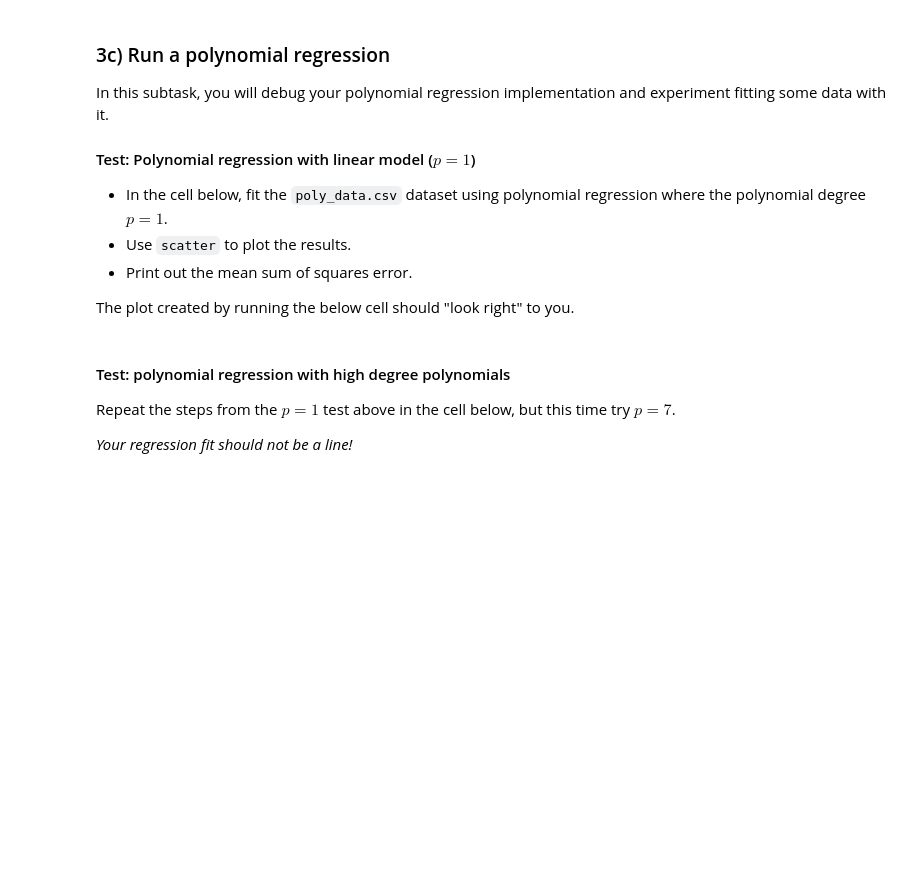
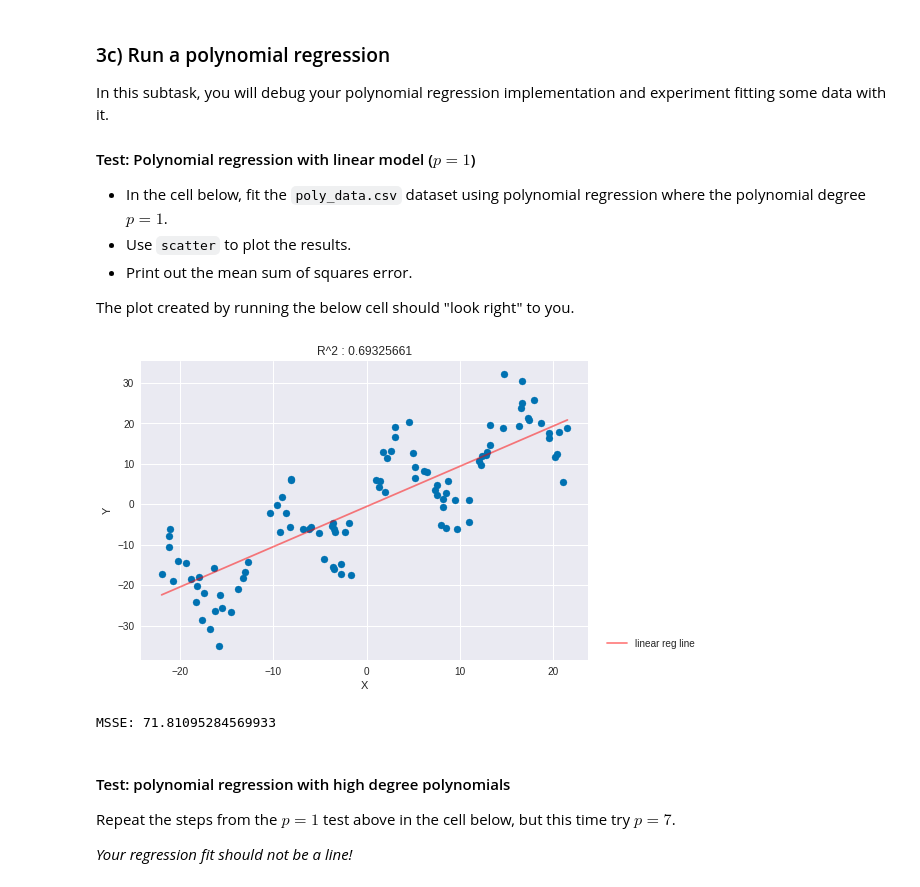
Before and after one commit to mattjax16/cs251, a Jupyter notebook: project3/polynomial_regression.ipynb, the cells around one changed output. Drawn from its saved outputs; the diff is of its cells as text; code cells hidden in the pictures; blank space fills up the shorter version.

```diff
--- a/project3/polynomial_regression.ipynb
+++ b/project3/polynomial_regression.ipynb
@@ -87,6 +105,17 @@ In this subtask, you will debug your polynomial regression implementation and ex
 - Print out the mean sum of squares error.
 
 The plot created by running the below cell should "look right" to you.
+# %%
+poly_filename = 'data/poly_data.csv'
+poly_data = data.Data(poly_filename)
+poly_lin_reg = linear_regression.LinearRegression(poly_data)
+poly_lin_reg.linear_regression(['X'], 'Y')
+poly_lin_reg.scatter('X','Y')
+poly_lin_reg.show()
+print(f'MSSE: {poly_lin_reg.m_sse}')
+# %% [output]
+[figure, added]
+MSSE: 71.81095284569933
 # %% [markdown]
 #### Test: polynomial regression with high degree polynomials
 
```
Also changed, not shown: parts of 3 cells of this notebook, 16 other files.
